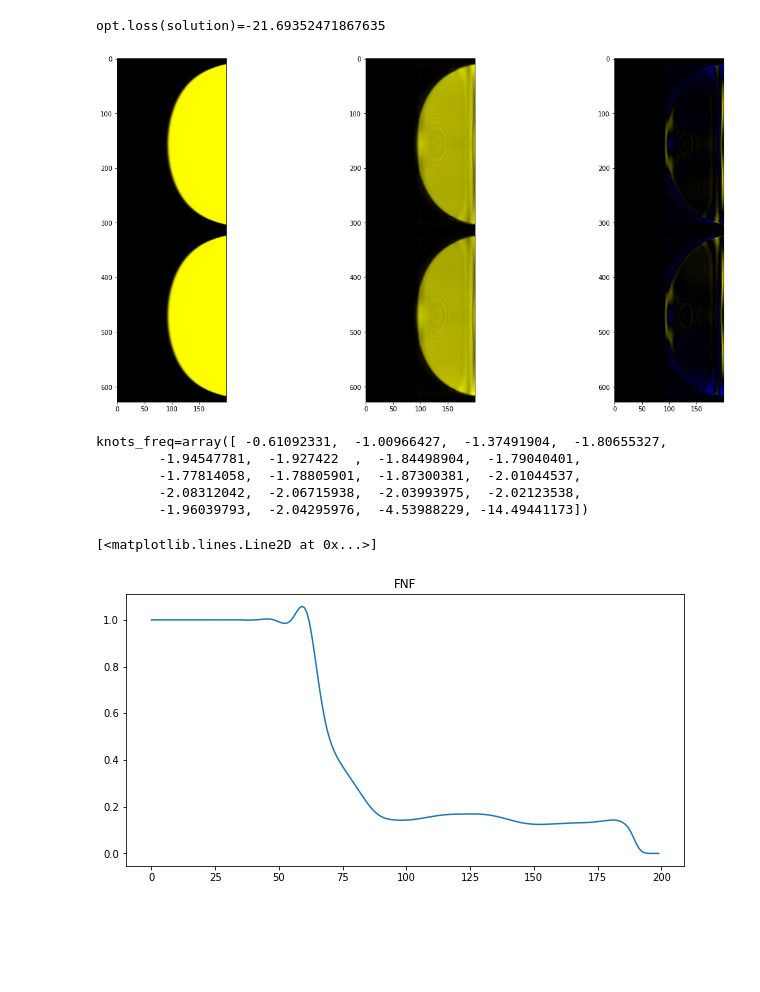
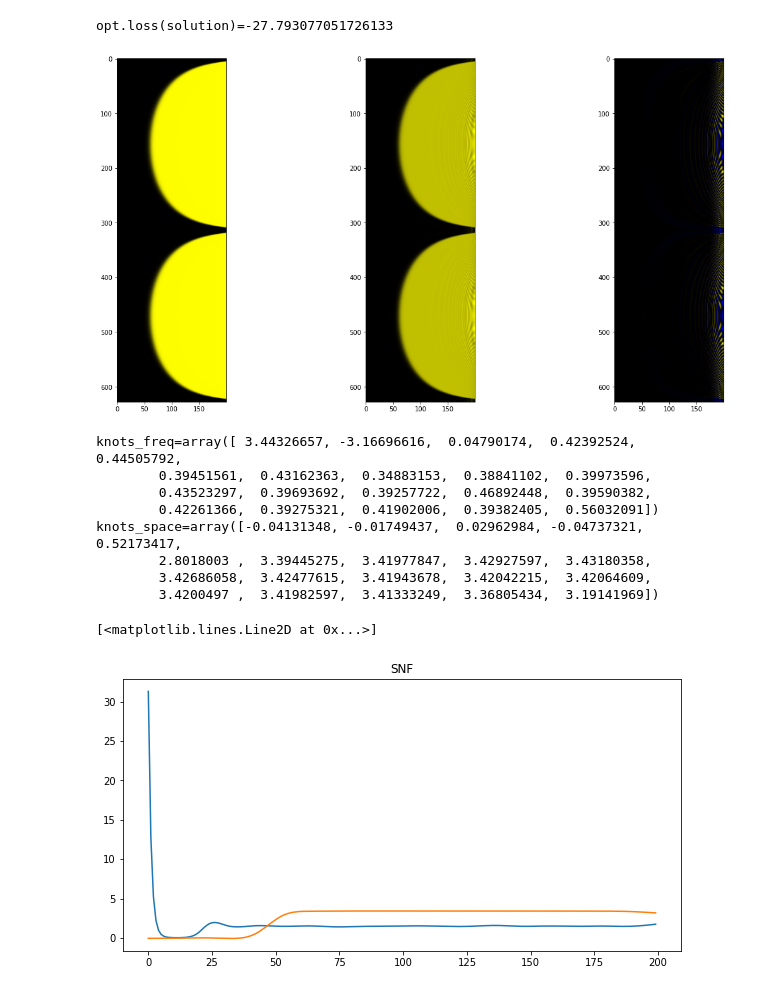
Before and after one commit to Panpalczasty/ECT_python_lib, a Jupyter notebook: optimization/ect_tune_filters.ipynb, the cells around one changed output. Saved outputs shown, nothing was run; the diff lists cells and outputs as text; code cells hidden in the pictures; blank space fills up the shorter version.

```diff
--- a/optimization/ect_tune_filters.ipynb
+++ b/optimization/ect_tune_filters.ipynb
@@ -24,7 +24,7 @@ def snr(image: cv2.Mat, template: cv2.Mat):
     return 20*np.log10(snr_lin)
 # %%
 opt = ECTFilterTuner(
-    image_path = "../sample_imgs/shrek.png",
+    image_path = "../sample_imgs/white.png",
     radius = radius,
     n_knots = n_knots,
     img_offset = img_offset,
@@ -32,6 +32,6 @@ opt = ECTFilterTuner(
     loss_fcn = lambda x, y: -snr(x, y)
 )
 
-result = opt.optim(tol = 1e-1)
+result = opt.optim()
 # result = opt.optim(method = "Nelder-Mead")
 # solution = result['x'][0]
@@ -63,37 +81,41 @@ opt.show_result(rmsnorm)
 print(f"{opt.loss(solution)=}")
 # print(f"{opt.loss_sidelobe(solution)=}")
 # %% [output]
-opt.loss(solution)=-21.69352471867635
+opt.loss(solution)=-27.793077051726133
-[figure, old version]
+[figure, new version]
 # %%
 res = opt.inv
 
-knots_freq = solution
-# knots_space = solution[n_knots:]
+knots_freq = solution[:n_knots]
+knots_space = solution[n_knots:2*n_knots]
 
 fnf = ect.freqnorm(res.shape[:2], radius, knots_freq)
-# snf = ect.spacenorm(res.shape[:2], radius, knots_space)
+snf = ect.spacenorm(res.shape[:2], radius, knots_space)
 
 print(f"{knots_freq=}")
+print(f"{knots_space=}")
 # %% [output]
-knots_freq=array([ -0.61092331,  -1.00966427,  -1.37491904,  -1.80655327,
-        -1.94547781,  -1.927422  ,  -1.84498904,  -1.79040401,
-        -1.77814058,  -1.78805901,  -1.87300381,  -2.01044537,
-        -2.08312042,  -2.06715938,  -2.03993975,  -2.02123538,
-        -1.96039793,  -2.04295976,  -4.53988229, -14.49441173])
+knots_freq=array([ 3.44326657, -3.16696616,  0.04790174,  0.42392524,  0.44505792,
+        0.39451561,  0.43162363,  0.34883153,  0.38841102,  0.39973596,
+        0.43523297,  0.39693692,  0.39257722,  0.46892448,  0.39590382,
+        0.42261366,  0.39275321,  0.41902006,  0.39382405,  0.56032091])
+knots_space=array([-0.04131348, -0.01749437,  0.02962984, -0.04737321,  0.52173417,
+        2.8018003 ,  3.39445275,  3.41977847,  3.42927597,  3.43180358,
+        3.42686058,  3.42477615,  3.41943678,  3.42042215,  3.42064609,
+        3.4200497 ,  3.41982597,  3.41333249,  3.36805434,  3.19141969])
 # %%
 plt.figure(figsize=(10, 5))
 
 # plt.subplot(1, 2, 1)
 plt.title("FNF")
 plt.plot(fnf[0,:])
 
 # plt.subplot(1, 2, 2)
-# plt.title("SNF")
-# plt.plot(snf[0,:])
+plt.title("SNF")
+plt.plot(snf[0,:])
 # %% [output]
 [<matplotlib.lines.Line2D at 0x...>]
-[figure, old version]
+[figure, new version]
 # %%
 inv_img = ect.ilogpolar(ect.complex_to_hsv(opt.inv), radius=radius, offset=img_offset)
 src_img = ect.ilogpolar(ect.complex_to_hsv(opt.image), radius=radius, offset=img_offset)
```
Also changed, not shown: parts of 3 cells of this notebook, 25 other files.
